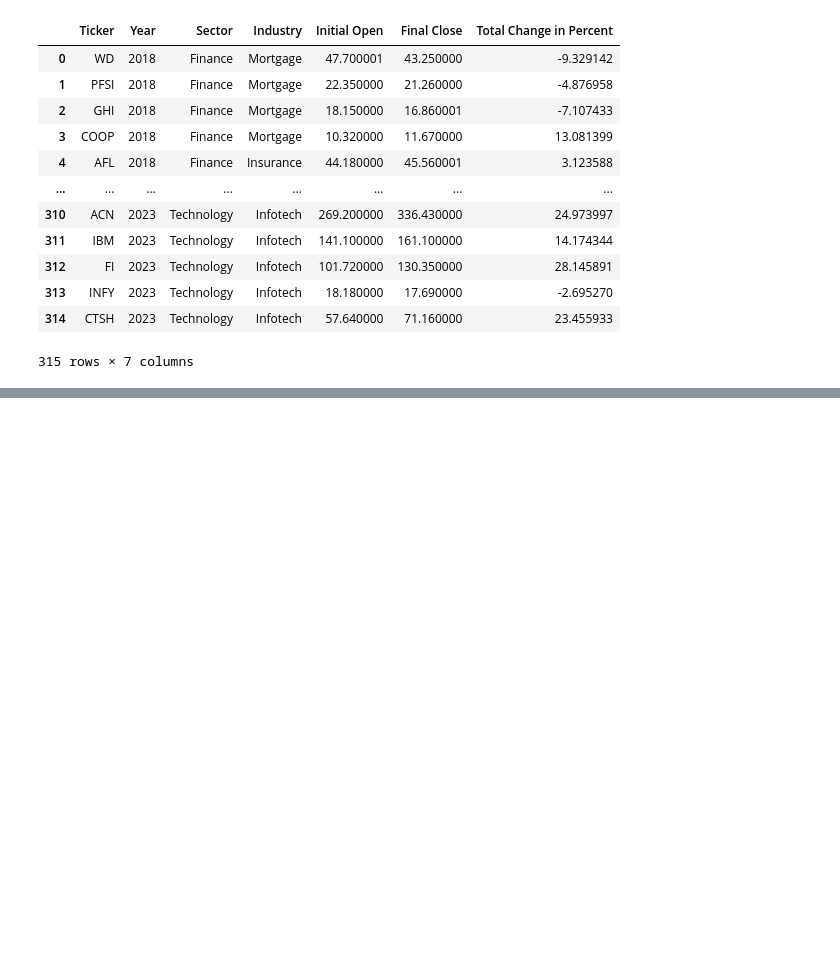
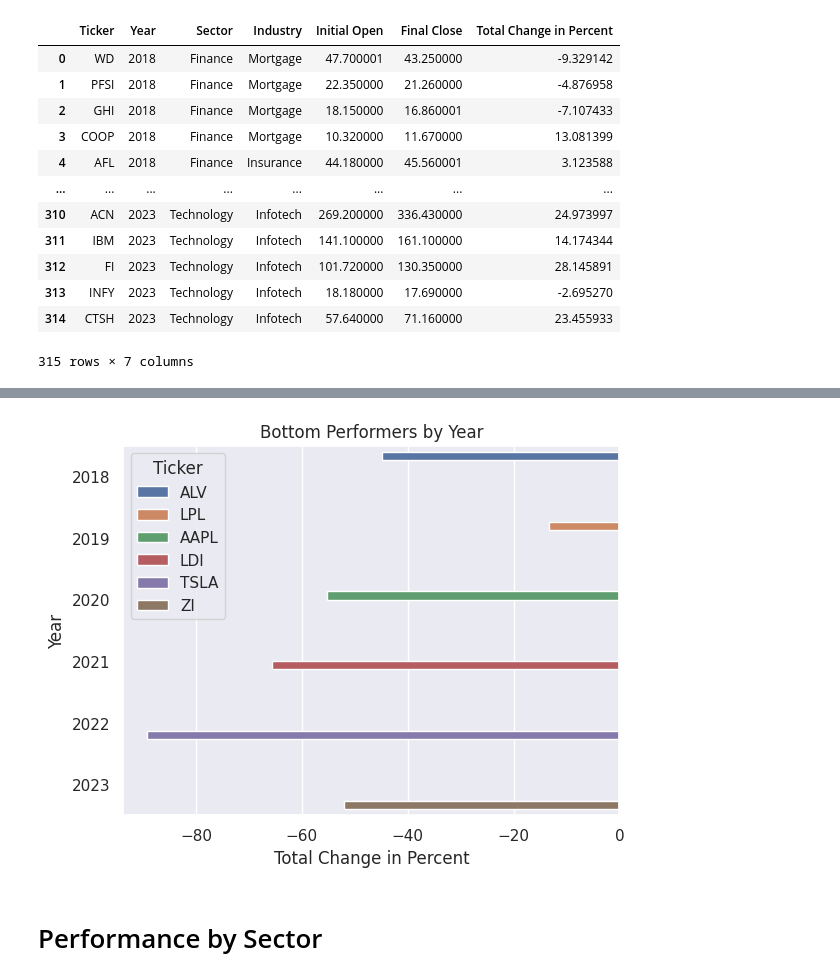
Before and after one commit to alisonands/Stock-Analysis, a Jupyter notebook: ExtractFinances/Main.ipynb, the cells around one changed output, grey strips where cells are left out. Drawn from its saved outputs; the diff is of its cells as text; code cells hidden in the pictures; blank space fills up the shorter version.

```diff
--- a/ExtractFinances/Main.ipynb
+++ b/ExtractFinances/Main.ipynb
@@ -271,0 +274,4 @@ Name: Total Change in Percent, dtype: float64
+# %%
+grouped_df2 = top_by_year.groupby(["Year"])["Total Change in Percent"].idxmin()
+worst_by_year = top_by_year.iloc[grouped_df2, :]
+worst_by_year
@@ -271,0 +286,7 @@ Name: Total Change in Percent, dtype: float64
+# %%
+sns.barplot(worst_by_year, x = "Total Change in Percent", y="Year", orient="h", hue = "Ticker").set(title='Bottom Performers by Year')
+plt.show()
+# %% [output]
+[figure, added]
+# %% [markdown]
+# Performance by Sector
```
Also changed, not shown: parts of 17 cells of this notebook.
